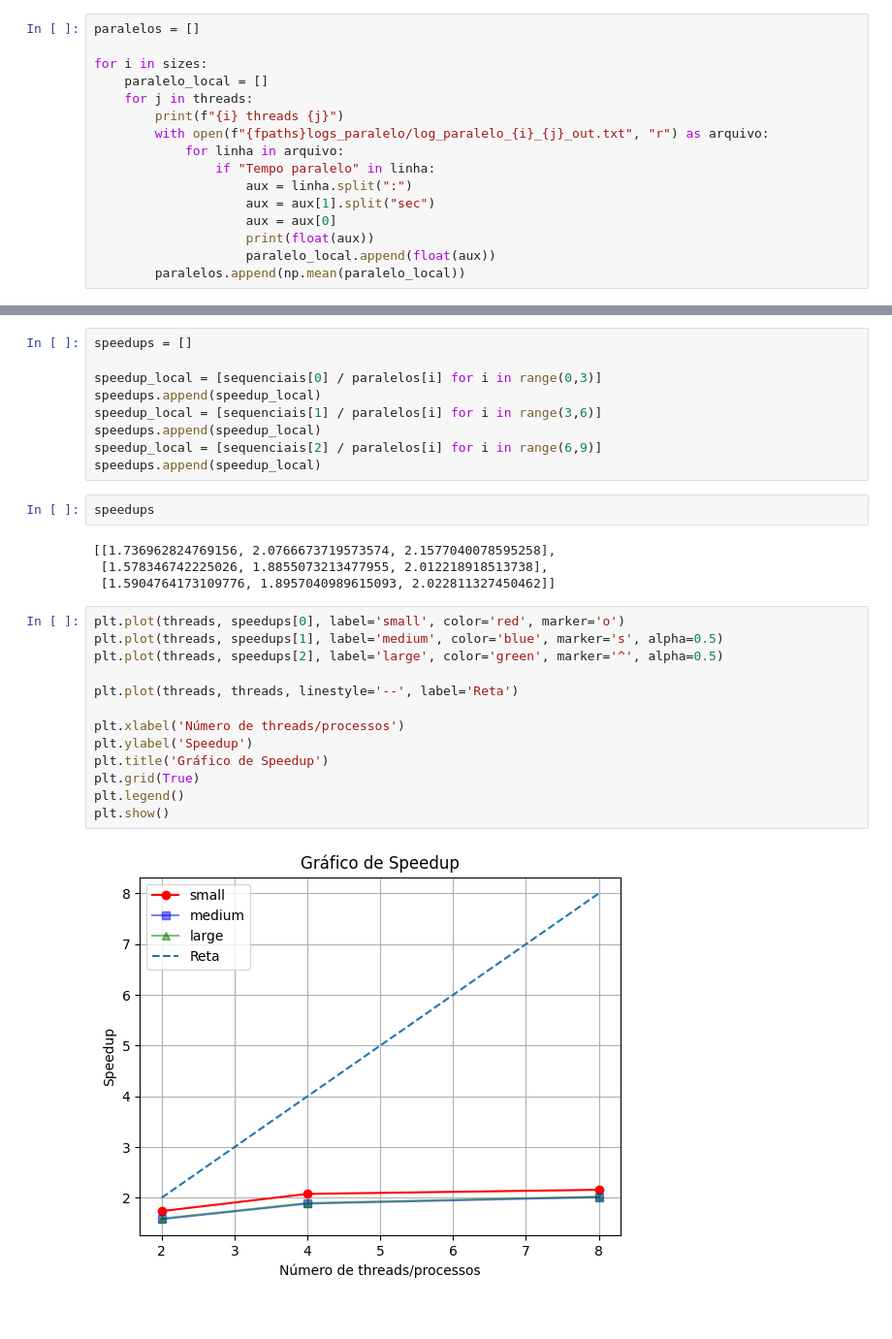
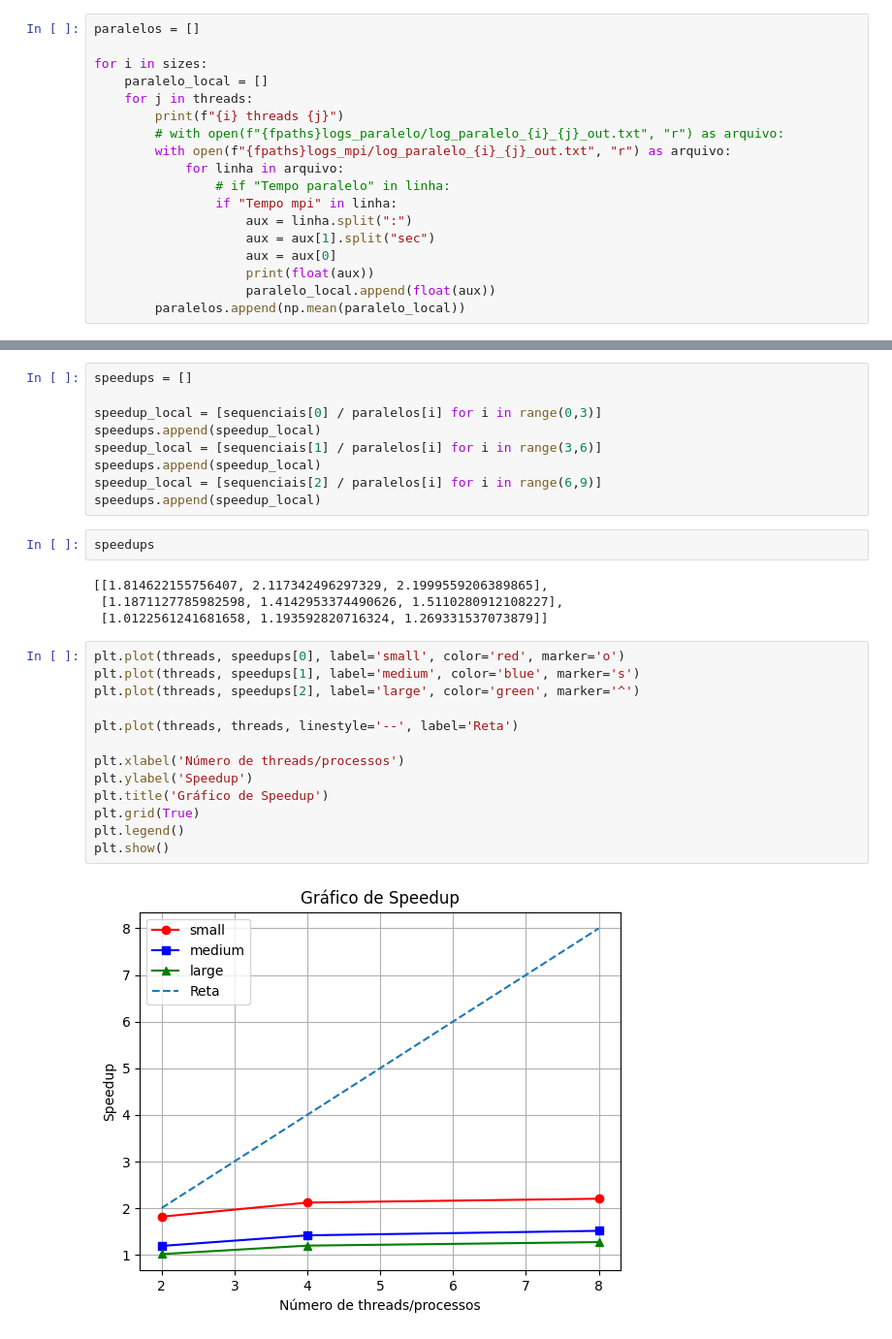
Before and after one commit to staubjoao/symmetric_rank-2k_operations, a Jupyter notebook: plot_v2.ipynb, the cells around one changed output, grey strips where cells are left out. Shown at 97% size. Drawn from its saved outputs; the diff is of its cells as text.

```diff
--- a/plot_v2.ipynb
+++ b/plot_v2.ipynb
@@ -48,9 +48,11 @@ for i in sizes:
     paralelo_local = []
     for j in threads:
         print(f"{i} threads {j}")
-        with open(f"{fpaths}logs_paralelo/log_paralelo_{i}_{j}_out.txt", "r") as arquivo:
+        # with open(f"{fpaths}logs_paralelo/log_paralelo_{i}_{j}_out.txt", "r") as arquivo:
+        with open(f"{fpaths}logs_mpi/log_paralelo_{i}_{j}_out.txt", "r") as arquivo:
             for linha in arquivo:
-                if "Tempo paralelo" in linha:
+                # if "Tempo paralelo" in linha:
+                if "Tempo mpi" in linha:
                     aux = linha.split(":")
                     aux = aux[1].split("sec")
                     aux = aux[0]
@@ -103,21 +105,21 @@ speedups.append(speedup_local)
 # %%
 speedups
 # %% [output]
-[[1.736962824769156, 2.0766673719573574, 2.1577040078595258],
- [1.578346742225026, 1.8855073213477955, 2.012218918513738],
- [1.5904764173109776, 1.8957040989615093, 2.022811327450462]]
+[[1.814622155756407, 2.117342496297329, 2.1999559206389865],
+ [1.1871127785982598, 1.4142953374490626, 1.5110280912108227],
+ [1.0122561241681658, 1.193592820716324, 1.269331537073879]]
 # %%
 plt.plot(threads, speedups[0], label='small', color='red', marker='o')
-plt.plot(threads, speedups[1], label='medium', color='blue', marker='s', alpha=0.5)
-plt.plot(threads, speedups[2], label='large', color='green', marker='^', alpha=0.5)
+plt.plot(threads, speedups[1], label='medium', color='blue', marker='s')
+plt.plot(threads, speedups[2], label='large', color='green', marker='^')
 
 plt.plot(threads, threads, linestyle='--', label='Reta')
 
 plt.xlabel('Número de threads/processos')
 plt.ylabel('Speedup')
 plt.title('Gráfico de Speedup')
 plt.grid(True)
 plt.legend()
 plt.show()
 # %% [output]
-[figure, old version]
+[figure, new version]
```
Also changed, not shown: parts of 2 cells of this notebook, 11 other files.
